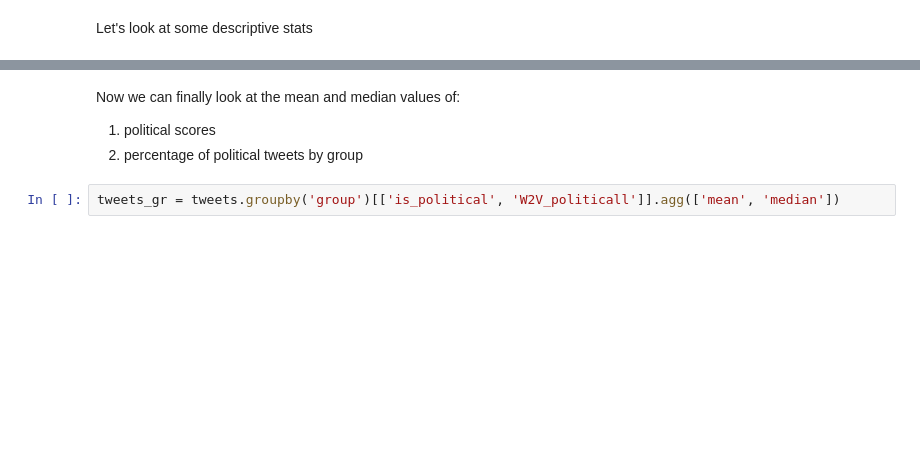
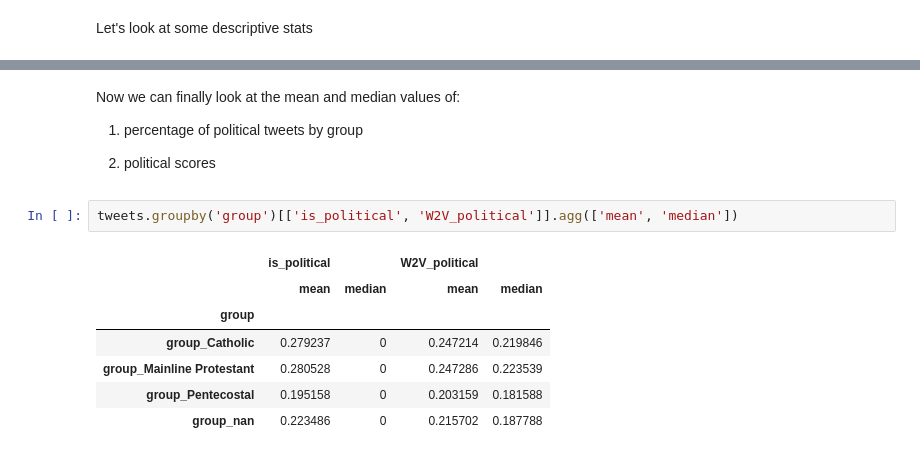
Before and after one commit to crazyfrogspb/kenya, a Jupyter notebook: notebooks/Report_Kenyan_Political_Tweets.ipynb, the cells around one changed output, grey strips where cells are left out. Saved outputs shown, nothing was run; the diff lists cells and outputs as text; blank space fills up the shorter version.

```diff
--- a/notebooks/Report_Kenyan_Political_Tweets.ipynb
+++ b/notebooks/Report_Kenyan_Political_Tweets.ipynb
@@ -342,6 +370,16 @@ print(tweets.groupby('is_political').size().to_frame(n='political_tweets'))
 # %% [markdown]
 Now we can finally look at the mean and median values of:
-1) political scores
-2) percentage of political tweets by group
+
+1) percentage of political tweets by group
+
+2) political scores
 # %%
-tweets_gr = tweets.groupby('group')[['is_political', 'W2V_politicall']].agg(['mean', 'median'])
+tweets.groupby('group')[['is_political', 'W2V_political']].agg(['mean', 'median'])
+# %% [output]
+|  | is_political |  | W2V_political |  |
+|  | mean | median | mean | median |
+| group |  |  |  |  |
+| group_Catholic | 0.279237 | 0 | 0.247214 | 0.219846 |
+| group_Mainline Protestant | 0.280528 | 0 | 0.247286 | 0.223539 |
+| group_Pentecostal | 0.195158 | 0 | 0.203159 | 0.181588 |
+| group_nan | 0.223486 | 0 | 0.215702 | 0.187788 |
```
Also changed, not shown: parts of 27 cells of this notebook, 1 other file.
